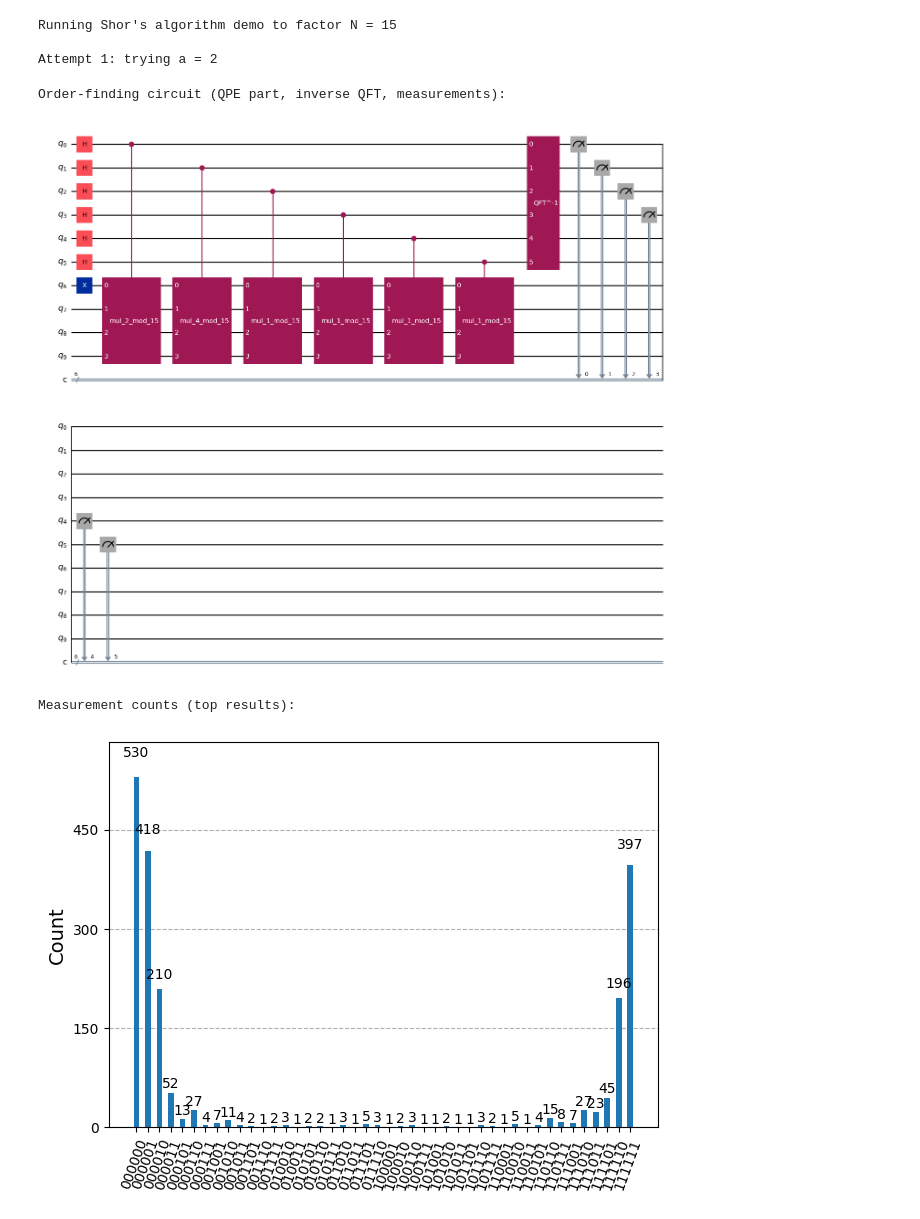
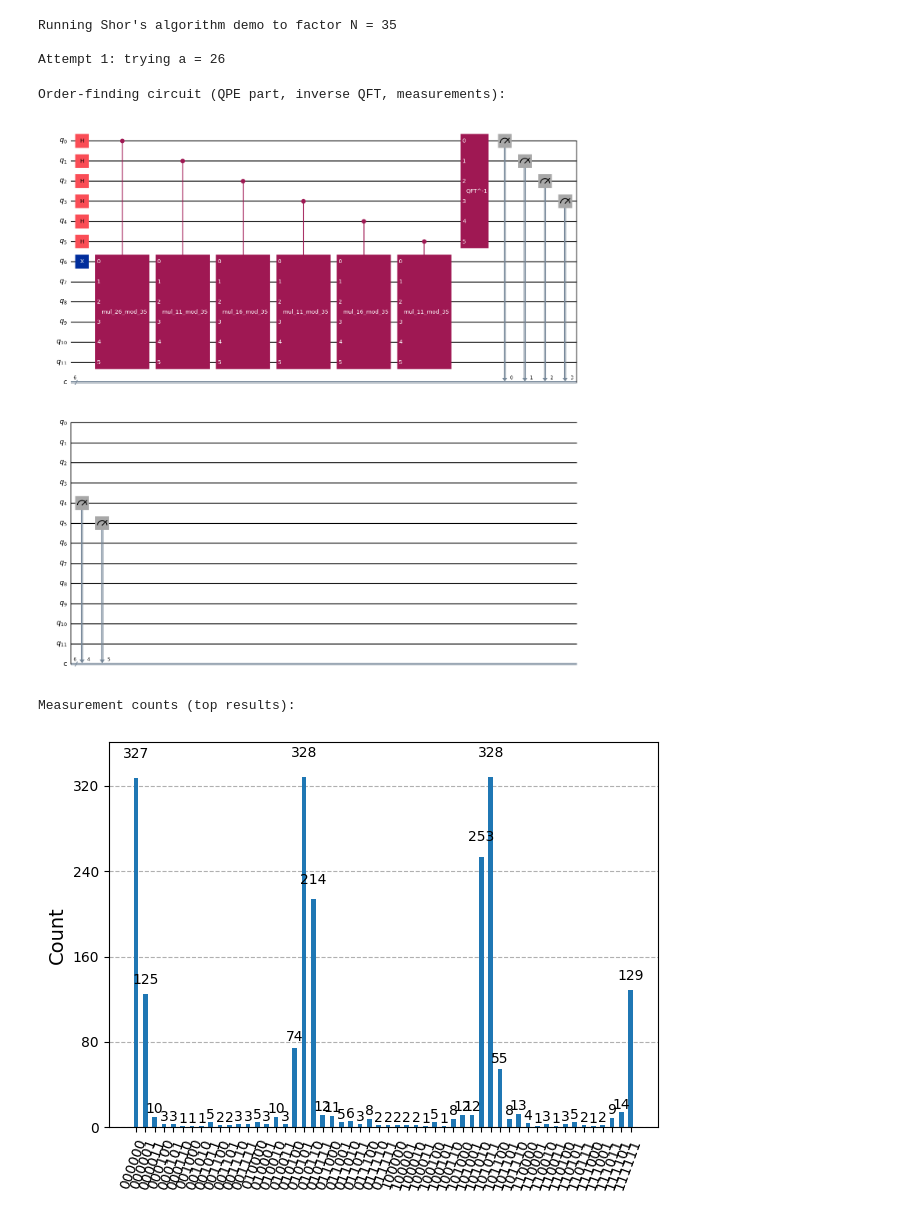
Before and after one commit to TheShyamTripathi/Quantaum_Code, a Jupyter notebook: Shor'sAlgorithm.ipynb, the cells around one changed output. Drawn from its saved outputs; the diff is of its cells as text; code cells hidden in the pictures.

Commit message:
written the code and created gui for shor's algorithm

```diff
--- a/Shor'sAlgorithm.ipynb
+++ b/Shor'sAlgorithm.ipynb
@@ -171,21 +171,21 @@ def shors_algorithm(N, n_count=8, shots=1024, tries=5, show_circuit=True):
 # %%
 
 # ---------------------------
 # Example run: factor N=15 (classic demonstration)
 # ---------------------------
-N = 15  # change to other small N (composite) if you want to experiment
+N = 35  # change to other small N (composite) if you want to experiment
 print(f"Running Shor's algorithm demo to factor N = {N}")
 factors = shors_algorithm(N, n_count=6, shots=2048, tries=6, show_circuit=True)
 
 if factors is None:
     print(f"\nFailed to find nontrivial factors of {N} after several attempts.")
 else:
     print(f"\nSuccess! Found factors of {N}: {factors[0]} and {factors[1]}")
 # %% [output]
-Running Shor's algorithm demo to factor N = 15
+Running Shor's algorithm demo to factor N = 35
 
-Attempt 1: trying a = 2
+Attempt 1: trying a = 26
 Order-finding circuit (QPE part, inverse QFT, measurements):
-[figure, old version]
+[figure, new version]
 Measurement counts (top results):
-[figure, old version]
+[figure, new version]
```
Also changed, not shown: parts of 1 cell of this notebook, 5 other files.
